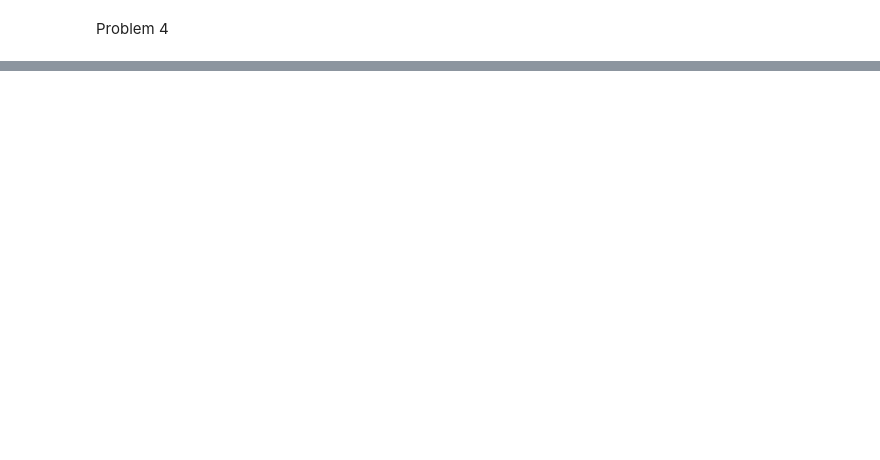
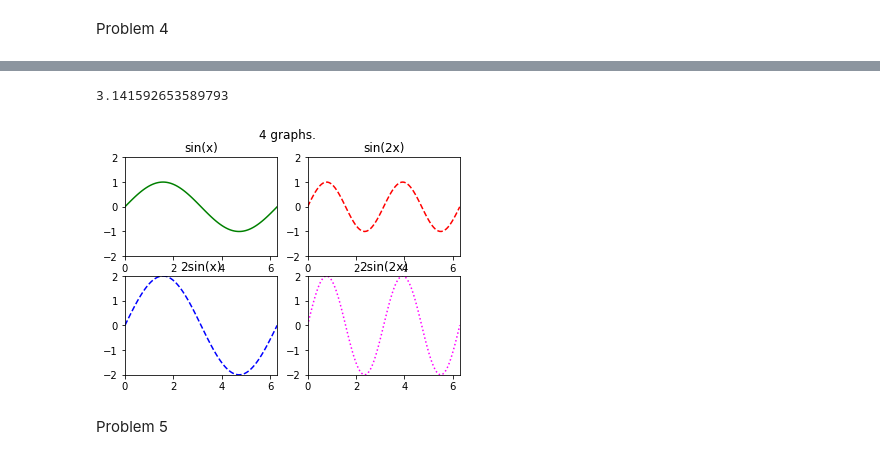
Before and after one commit to kendrarobbins/BootCamp2018, a Jupyter notebook: ProbSets/Comp/ProbSet2/Comp PS2 Solutions.ipynb, the cells around one changed output, grey strips where cells are left out. Drawn from its saved outputs; the diff is of its cells as text; code cells hidden in the pictures; blank space fills up the shorter version.

```diff
--- a/ProbSets/Comp/ProbSet2/Comp PS2 Solutions.ipynb
+++ b/ProbSets/Comp/ProbSet2/Comp PS2 Solutions.ipynb
@@ -66,0 +95,37 @@ Problem 4
+# %%
+p
+# %% [output]
+3.141592653589793
+# %%
+x = np.linspace(0,2*p, 100)
+
+plt.subplot(2,2,1)
+plt.plot(x, np.sin(x), 'g')
+plt.xlim(0, 2*p)
+plt.ylim(-2,2)
+plt.title("sin(x)")
+
+plt.subplot(2,2,2)
+plt.plot(x, np.sin(2*x), ls = '--', color='r')
+plt.xlim(0, 2*p)
+plt.ylim(-2,2)
+plt.title('sin(2x)')
+
+plt.subplot(2,2,3)
+plt.plot(x, 2*np.sin(x), ls = '--', color = 'b')
+plt.xlim(0, 2*p)
+plt.ylim(-2,2)
+plt.title('2sin(x)')
+
+plt.subplot(2,2,4)
+plt.plot(x, 2*np.sin(2*x), ls = ':', color = 'magenta')
+plt.xlim(0, 2*p)
+plt.ylim(-2,2)
+plt.title('2sin(2x)')
+
+plt.suptitle("4 graphs.")
+plt.show()
+# %% [output]
+[figure, added]
+# %% [markdown]
+Problem 5
```
Also changed, not shown: parts of 75 cells of this notebook, 18 other files.
